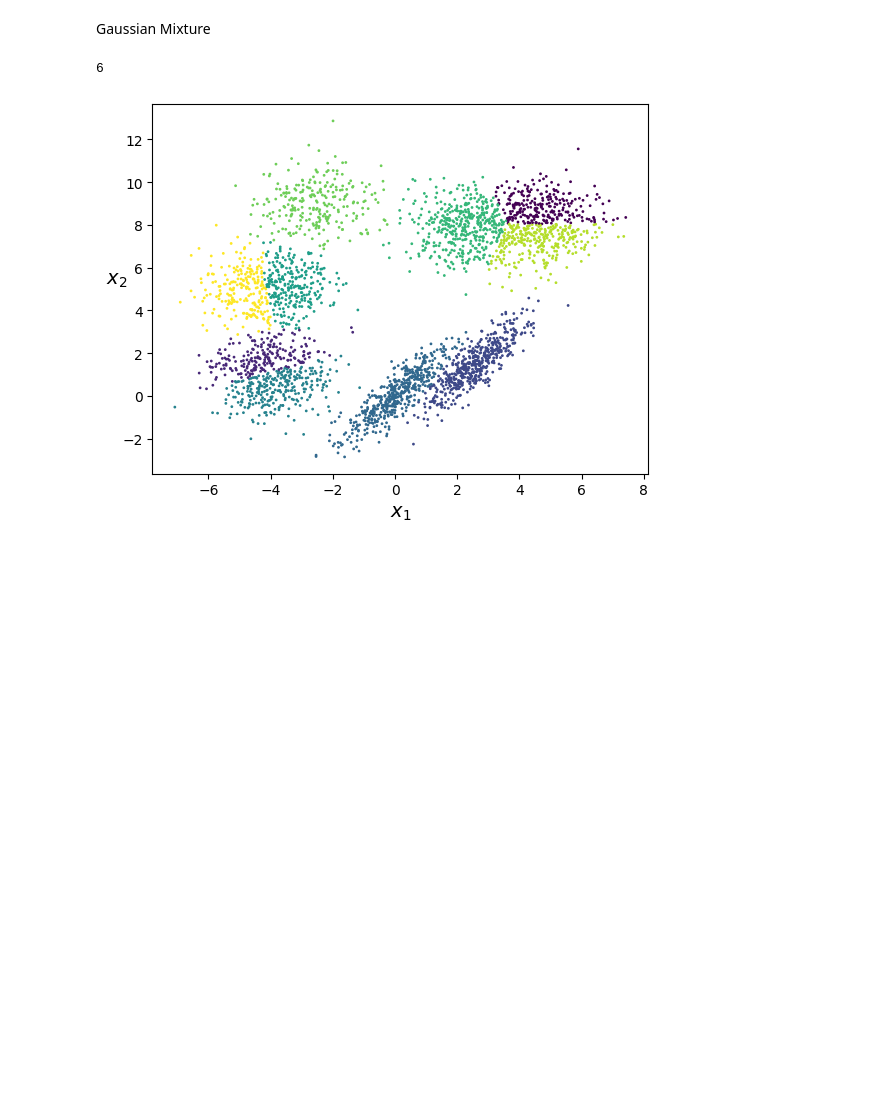
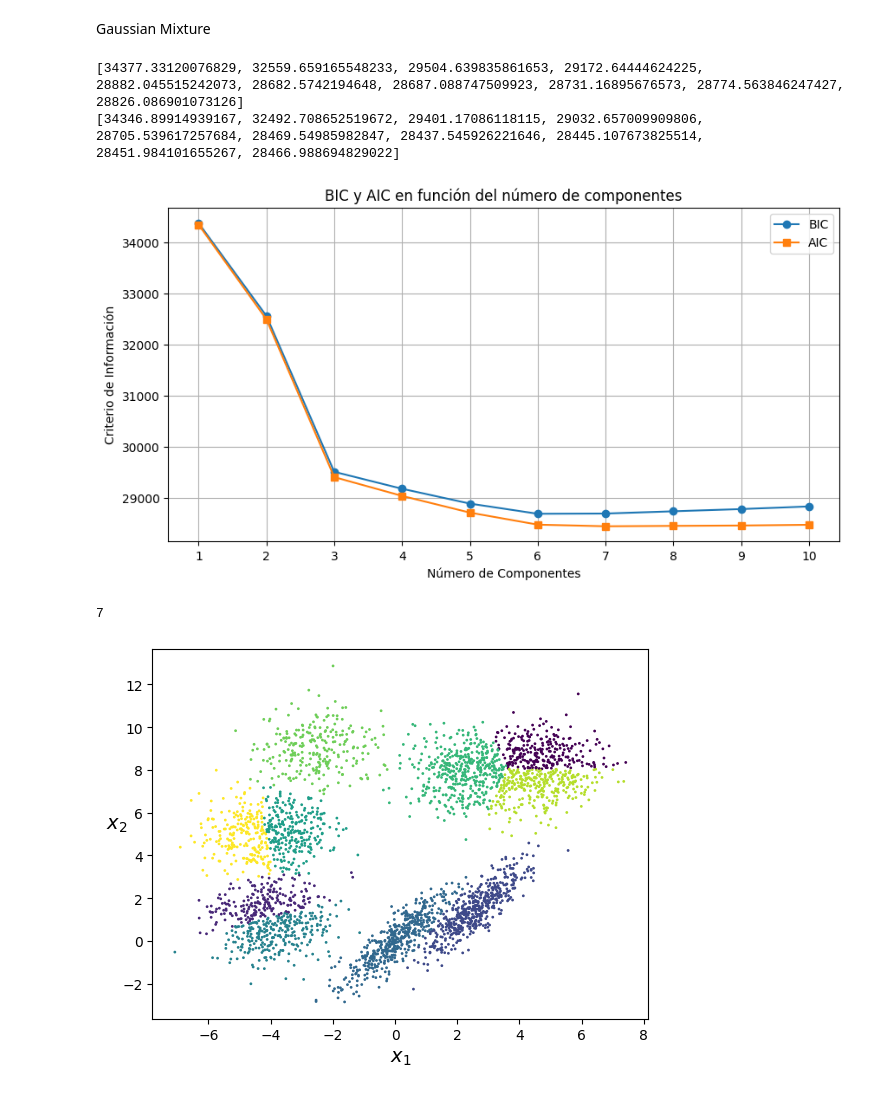
Before and after one commit to Paolatae2505/Practicas-AA, a Jupyter notebook: Practica07_AA.ipynb, the cells around one changed output. Drawn from its saved outputs; the diff is of its cells as text; code cells hidden in the pictures; blank space fills up the shorter version.

```diff
--- a/Practica07_AA.ipynb
+++ b/Practica07_AA.ipynb
@@ -311,14 +294,38 @@ def plot_clusters(X, y=None):
     plt.scatter(X[:, 0], X[:, 1], c=y, s=1)
     plt.xlabel("$x_1$", fontsize=14)
     plt.ylabel("$x_2$", fontsize=14, rotation=0)
+# %%
+gms_per_k = [GaussianMixture(n_components=k, n_init=k, random_state=42).fit(X_2)
+             for k in range(1, 11)]
+bics = [model.bic(X_2) for model in gms_per_k]
+aics = [model.aic(X_2) for model in gms_per_k]
+plt.figure(figsize=(10, 5))
+
+print(bics)
+print(aics)
+
+plt.plot(range(1, 11), bics, label='BIC', marker='o')
+plt.plot(range(1, 11), aics, label='AIC', marker='s')
+
+plt.xlabel('Número de Componentes')
+plt.ylabel('Criterio de Información')
+plt.title('BIC y AIC en función del número de componentes')
+plt.xticks(np.arange(1, 11, 1))
+plt.legend()
+plt.grid(True)
+plt.show()
+# %% [output]
+[34377.33120076829, 32559.659165548233, 29504.639835861653, 29172.64444624225, 28882.045515242073, 28682.5742194648, 28687.088747509923, 28731.16895676573, 28774.563846247427, 28826.086901073126]
+[34346.89914939167, 32492.708652519672, 29401.17086118115, 29032.657009909806, 28705.539617257684, 28469.54985982847, 28437.545926221646, 28445.107673825514, 28451.984101655267, 28466.988694829022]
+[figure, added]
 # %%
 from sklearn.mixture import GaussianMixture
-gm = GaussianMixture(n_components=10, n_init=7, random_state=42)
+gm = GaussianMixture(n_components=5, n_init=10, random_state=42)
 gm.fit(X_2)
 
 gm.n_iter_
 # %% [output]
-6
+7
 # %%
 labels = gm.predict(X_2)
 
```
Also changed, not shown: parts of 12 cells of this notebook.
